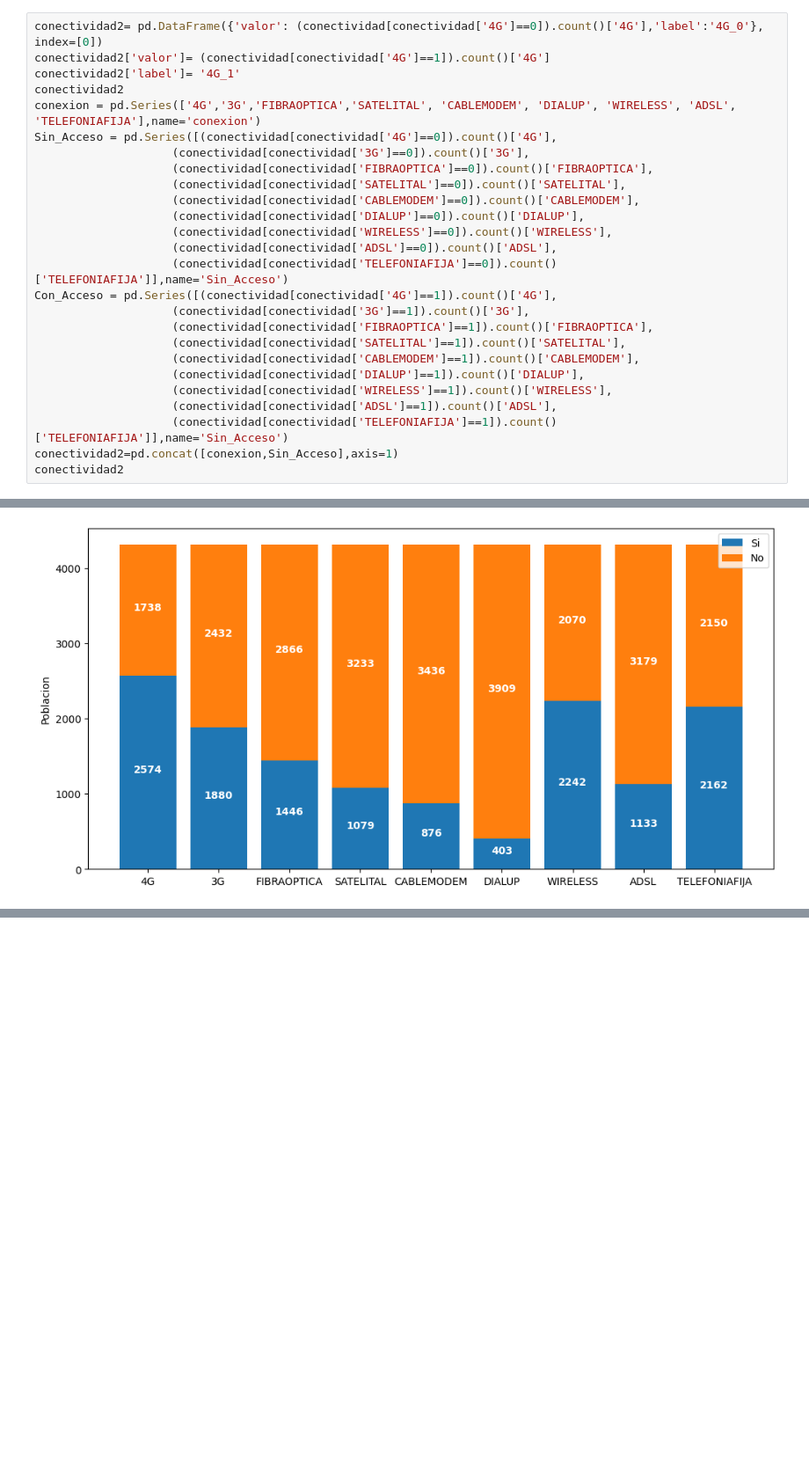
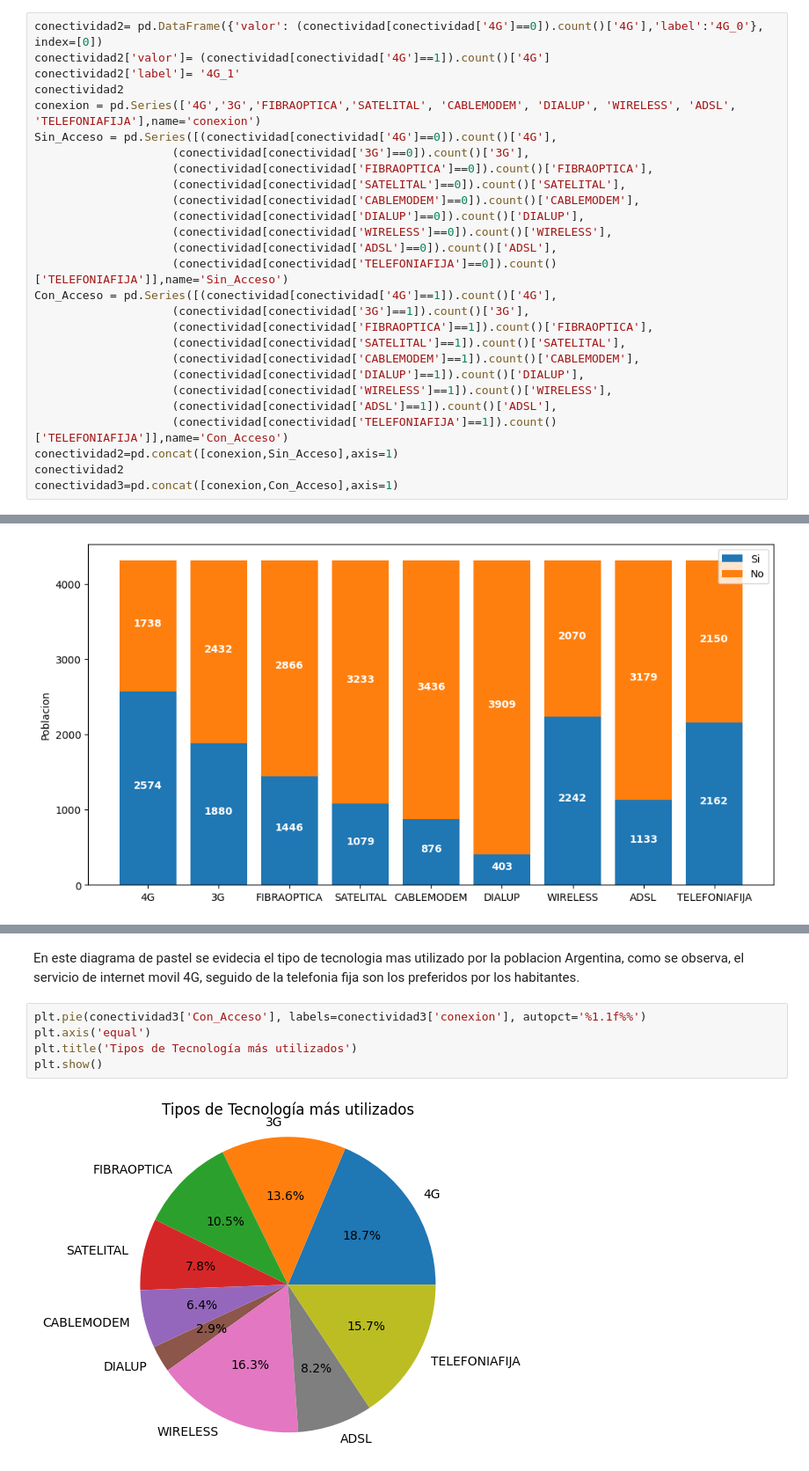
Before and after one commit to ViviGomezz/PI02, a Jupyter notebook: EDA2PI.ipynb, the cells around one changed output, grey strips where cells are left out. Shown at 88% size. Cells and saved outputs as stored; diff of their text form; blank space fills up the shorter version.

```diff
--- a/EDA2PI.ipynb
+++ b/EDA2PI.ipynb
@@ -62,9 +71,10 @@ Con_Acceso = pd.Series([(conectividad[conectividad['4G']==1]).count()['4G'],
                     (conectividad[conectividad['DIALUP']==1]).count()['DIALUP'],
                     (conectividad[conectividad['WIRELESS']==1]).count()['WIRELESS'],
                     (conectividad[conectividad['ADSL']==1]).count()['ADSL'],
-                    (conectividad[conectividad['TELEFONIAFIJA']==1]).count()['TELEFONIAFIJA']],name='Sin_Acceso')
+                    (conectividad[conectividad['TELEFONIAFIJA']==1]).count()['TELEFONIAFIJA']],name='Con_Acceso')
 conectividad2=pd.concat([conexion,Sin_Acceso],axis=1)
 conectividad2
+conectividad3=pd.concat([conexion,Con_Acceso],axis=1)
 # %% [markdown]
 En este grafico de barras apiladas se puede observar la cantidad de la poblacion que tiene acceso (Si, barra azul) y los que no tienen acceso (No, barra anaranjada) a cada una de las tecnologías descritas en la coordenada X. pudiendo notar que la tecnología con menos conexiones es DIALUP, debido a que este tipo de conexión ya esta cayendo en la obsolescencia, mientras que la variable con mas conexiones es '4G', entendiendo que la mayoria de habitantes del país cuentan con acceso a internet desde sus dispositivos móviles, seguido de Wireless y tecnologia Fija.
 # %%
@@ -83,0 +113,9 @@ Text(0, 0.5, 'Poblacion')
+# %% [markdown]
+En este diagrama de pastel se evidecia el tipo de tecnologia mas utilizado por la poblacion Argentina, como se observa, el servicio de internet movil 4G, seguido de la telefonia fija son los preferidos por los habitantes.
+# %%
+plt.pie(conectividad3['Con_Acceso'], labels=conectividad3['conexion'], autopct='%1.1f%%')
+plt.axis('equal')
+plt.title('Tipos de Tecnología más utilizados')
+plt.show()
+# %% [output]
+[figure, added]
```
Also changed, not shown: parts of 5 cells of this notebook.
